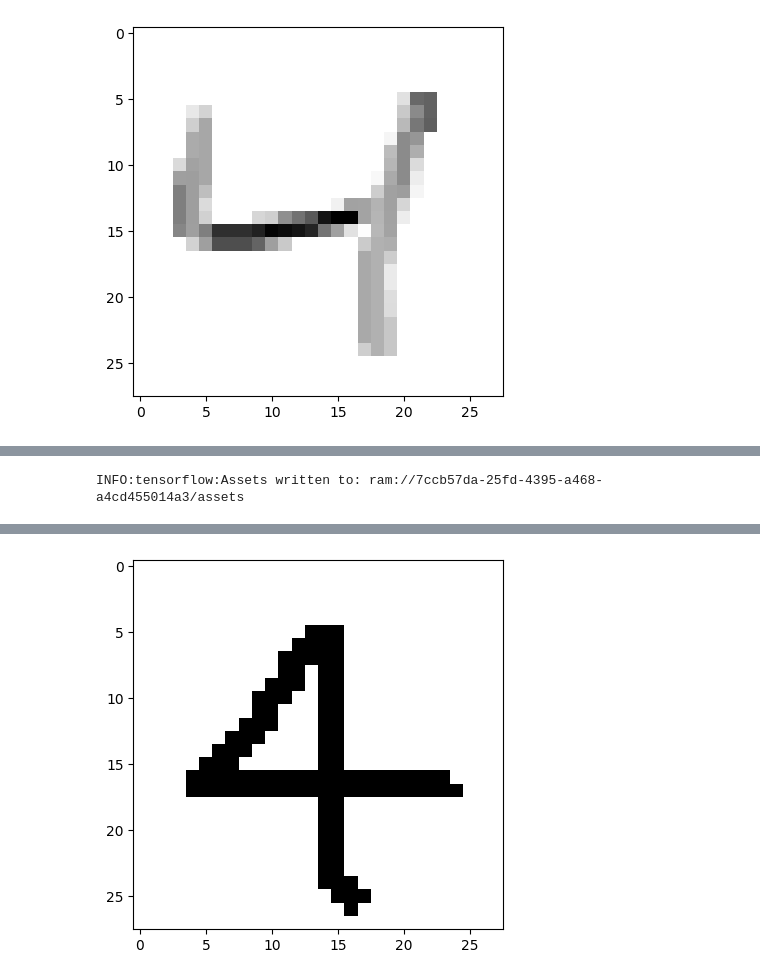
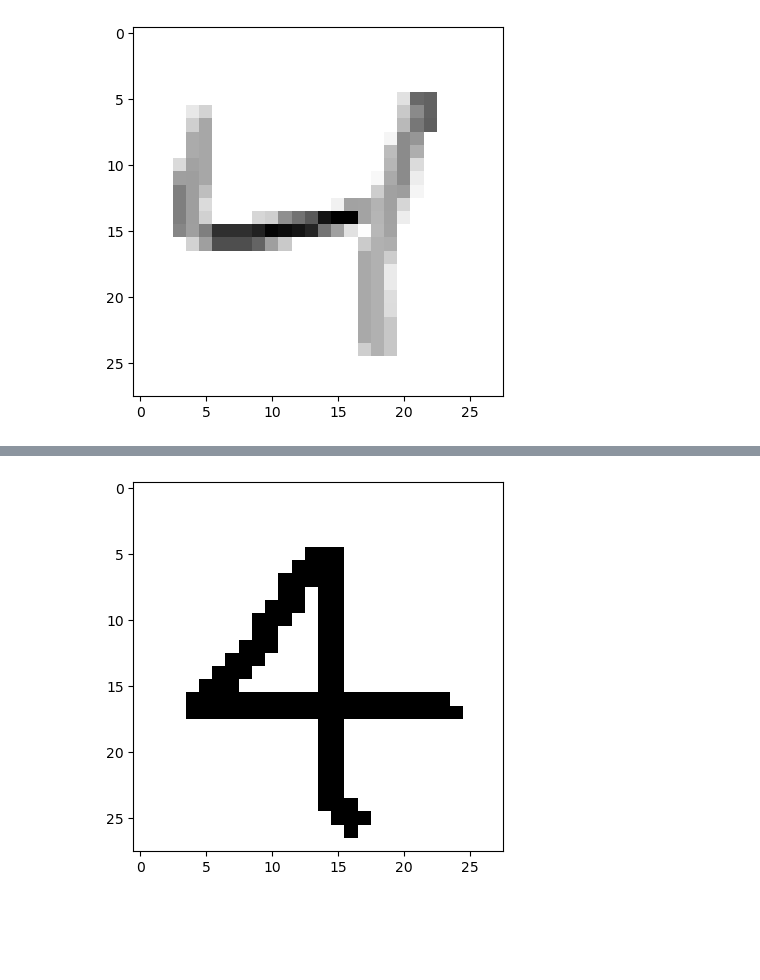
Before and after one commit to bunnanna/image_classifier_for_training, a Jupyter notebook: test2.ipynb, the cells around one changed output, grey strips where cells are left out. Drawn from its saved outputs; the diff is of its cells as text; code cells hidden in the pictures; blank space fills up the shorter version.

```diff
--- a/test2.ipynb
+++ b/test2.ipynb
@@ -55,11 +42,8 @@ INFO:tensorflow:Assets written to: mnist1.model\assets
-# %%
-import pickle
-pickle.dump(model,open("./handwritenumber-classifier.pkl","wb"))
-# %% [output]
-INFO:tensorflow:Assets written to: ram://7ccb57da-25fd-4395-a468-a4cd455014a3/assets
+# %%
+model = tf.keras.models.load_model("../vs/data/model/mnist1.model")
 # %%
 
-pic=cv.imread("picture.png")[:,:,0]
+pic=cv.imread("../vs/data/dataset/hand-writing/picture.png")[:,:,0]
 pic=np.invert(np.array([pic]))
 pic1=tf.keras.utils.normalize(pic,axis=1)
 resultt=model.predict(pic1)
@@ -71,2 +54,2 @@ plt.show()
 May be  4
-[figure, old version]
+[figure, new version]
```
Also changed, not shown: parts of 4 cells of this notebook, 3 other files.
